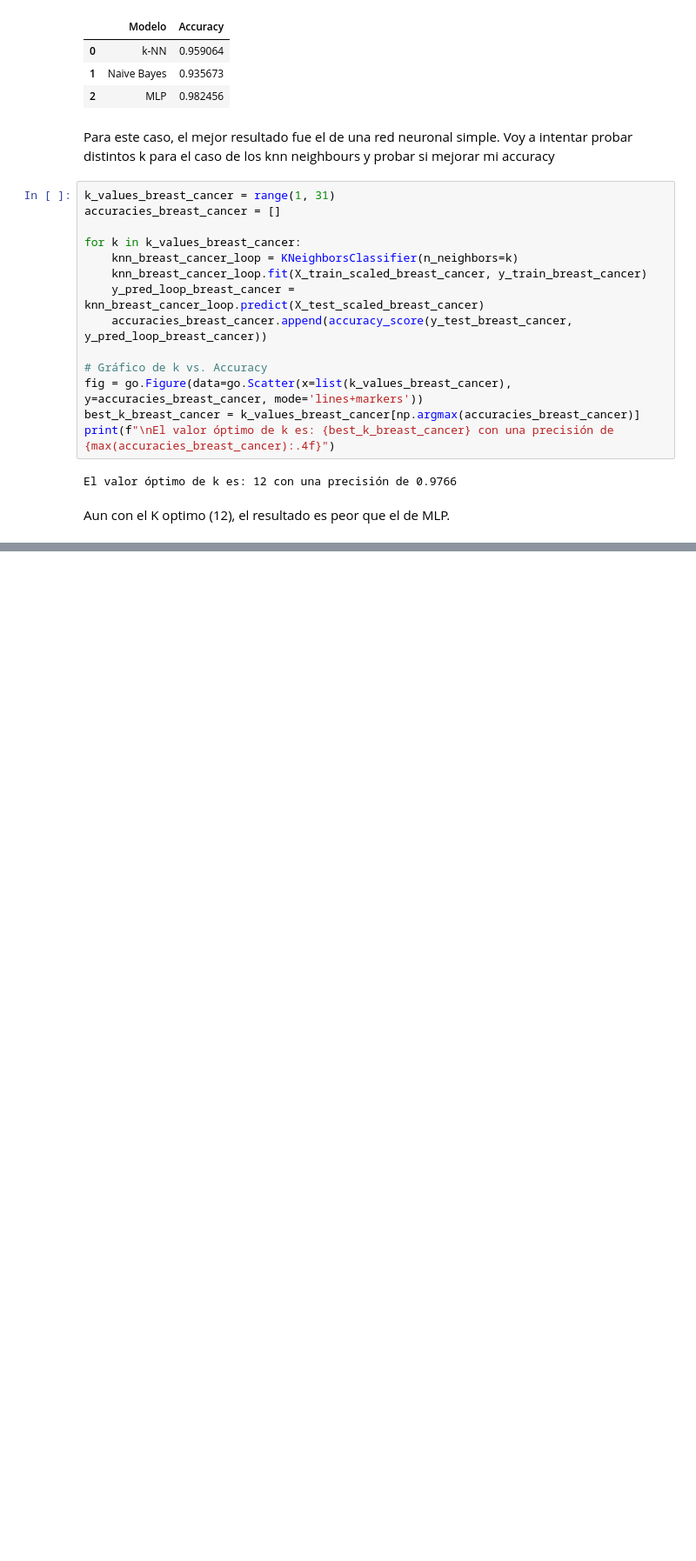
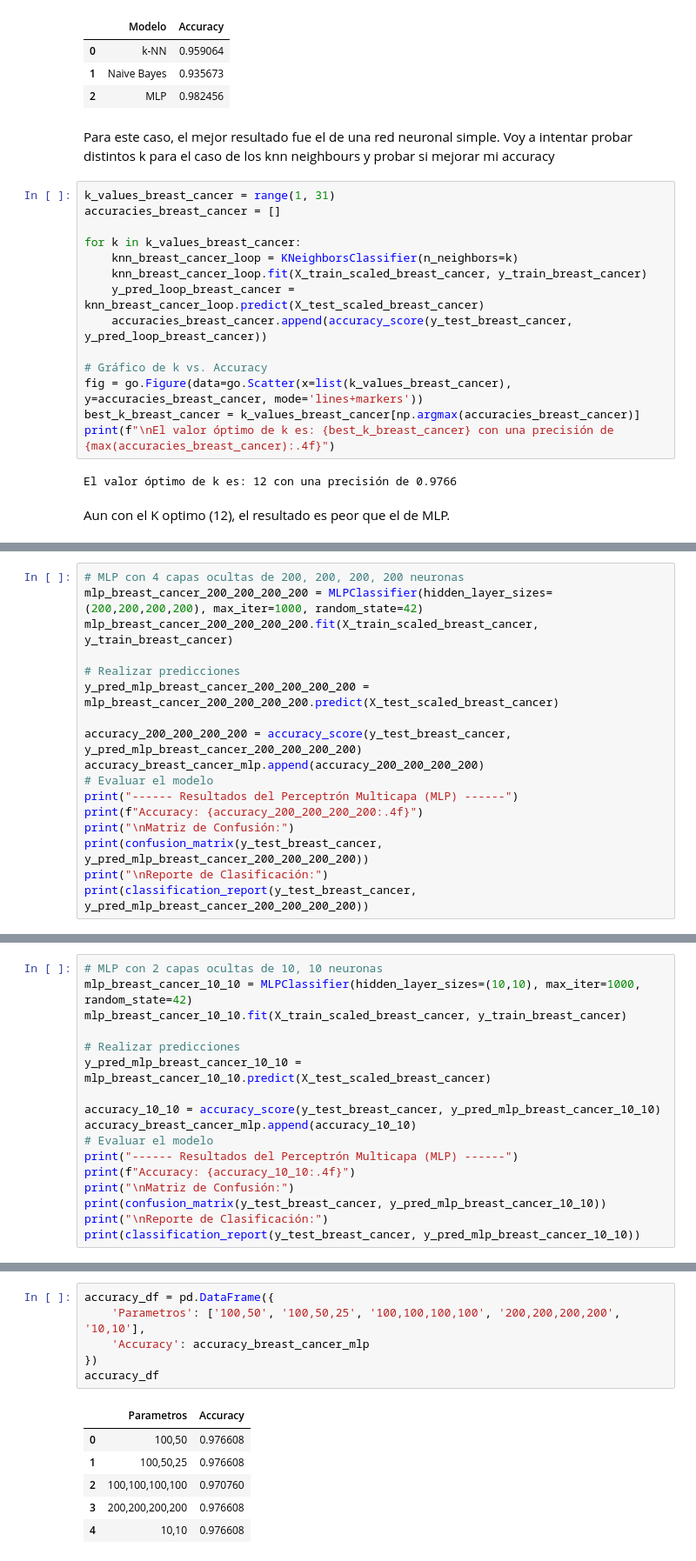
Before and after one commit to nicolassansolini-prog/Automatizacion-1---MIA-2026, a Jupyter notebook: tp7/notebook_07.ipynb, the cells around one changed output, grey strips where cells are left out. Shown at 87% size. Saved outputs shown, nothing was run; the diff lists cells and outputs as text; blank space fills up the shorter version.

```diff
--- a/tp7/notebook_07.ipynb
+++ b/tp7/notebook_07.ipynb
@@ -500,0 +606,17 @@ Aun con el K optimo (12), el resultado es peor que el de MLP.
+# %%
+# MLP con 4 capas ocultas de 200, 200, 200, 200 neuronas
+mlp_breast_cancer_200_200_200_200 = MLPClassifier(hidden_layer_sizes=(200,200,200,200), max_iter=1000, random_state=42)
+mlp_breast_cancer_200_200_200_200.fit(X_train_scaled_breast_cancer, y_train_breast_cancer)
+
+# Realizar predicciones
+y_pred_mlp_breast_cancer_200_200_200_200 = mlp_breast_cancer_200_200_200_200.predict(X_test_scaled_breast_cancer)
+
+accuracy_200_200_200_200 = accuracy_score(y_test_breast_cancer, y_pred_mlp_breast_cancer_200_200_200_200)
+accuracy_breast_cancer_mlp.append(accuracy_200_200_200_200)
+# Evaluar el modelo
+print("------ Resultados del Perceptrón Multicapa (MLP) ------")
+print(f"Accuracy: {accuracy_200_200_200_200:.4f}")
+print("\nMatriz de Confusión:")
+print(confusion_matrix(y_test_breast_cancer, y_pred_mlp_breast_cancer_200_200_200_200))
+print("\nReporte de Clasificación:")
+print(classification_report(y_test_breast_cancer, y_pred_mlp_breast_cancer_200_200_200_200))
@@ -500,0 +640,17 @@ Aun con el K optimo (12), el resultado es peor que el de MLP.
+# %%
+# MLP con 2 capas ocultas de 10, 10 neuronas
+mlp_breast_cancer_10_10 = MLPClassifier(hidden_layer_sizes=(10,10), max_iter=1000, random_state=42)
+mlp_breast_cancer_10_10.fit(X_train_scaled_breast_cancer, y_train_breast_cancer)
+
+# Realizar predicciones
+y_pred_mlp_breast_cancer_10_10 = mlp_breast_cancer_10_10.predict(X_test_scaled_breast_cancer)
+
+accuracy_10_10 = accuracy_score(y_test_breast_cancer, y_pred_mlp_breast_cancer_10_10)
+accuracy_breast_cancer_mlp.append(accuracy_10_10)
+# Evaluar el modelo
+print("------ Resultados del Perceptrón Multicapa (MLP) ------")
+print(f"Accuracy: {accuracy_10_10:.4f}")
+print("\nMatriz de Confusión:")
+print(confusion_matrix(y_test_breast_cancer, y_pred_mlp_breast_cancer_10_10))
+print("\nReporte de Clasificación:")
+print(classification_report(y_test_breast_cancer, y_pred_mlp_breast_cancer_10_10))
@@ -500,0 +674,13 @@ Aun con el K optimo (12), el resultado es peor que el de MLP.
+# %%
+accuracy_df = pd.DataFrame({
+    'Parametros': ['100,50', '100,50,25', '100,100,100,100', '200,200,200,200', '10,10'],
+    'Accuracy': accuracy_breast_cancer_mlp
+})
+accuracy_df
+# %% [output]
+|  | Parametros | Accuracy |
+| 0 | 100,50 | 0.976608 |
+| 1 | 100,50,25 | 0.976608 |
+| 2 | 100,100,100,100 | 0.970760 |
+| 3 | 200,200,200,200 | 0.976608 |
+| 4 | 10,10 | 0.976608 |
```
Also changed, not shown: parts of 16 cells of this notebook.
